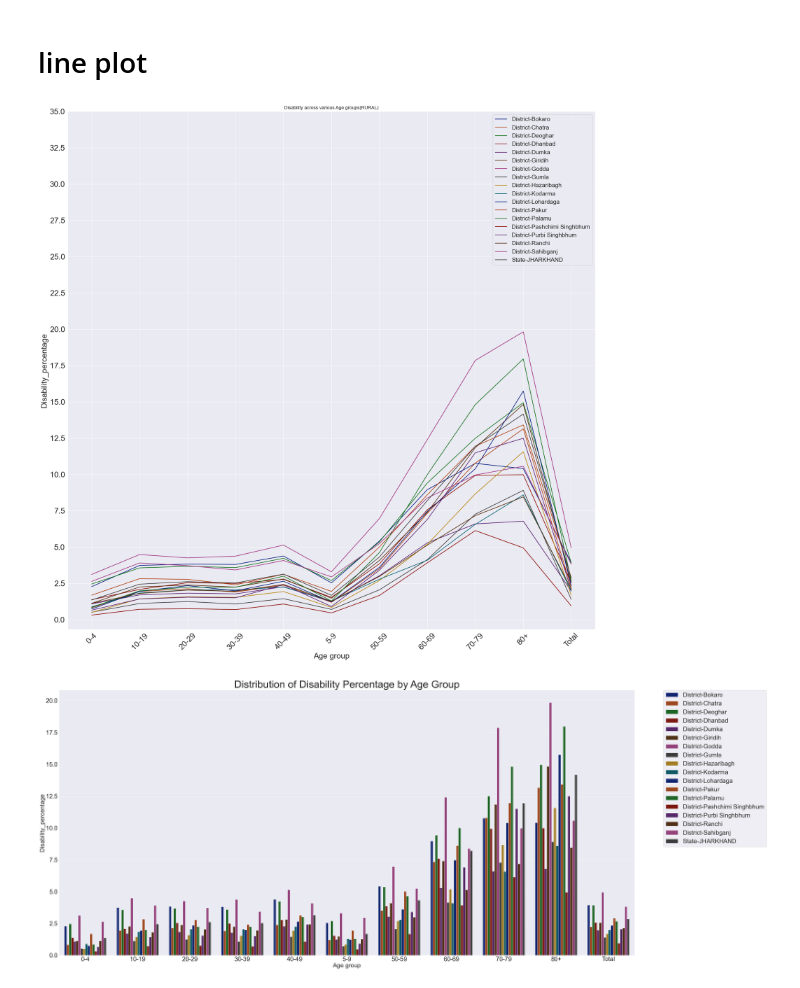
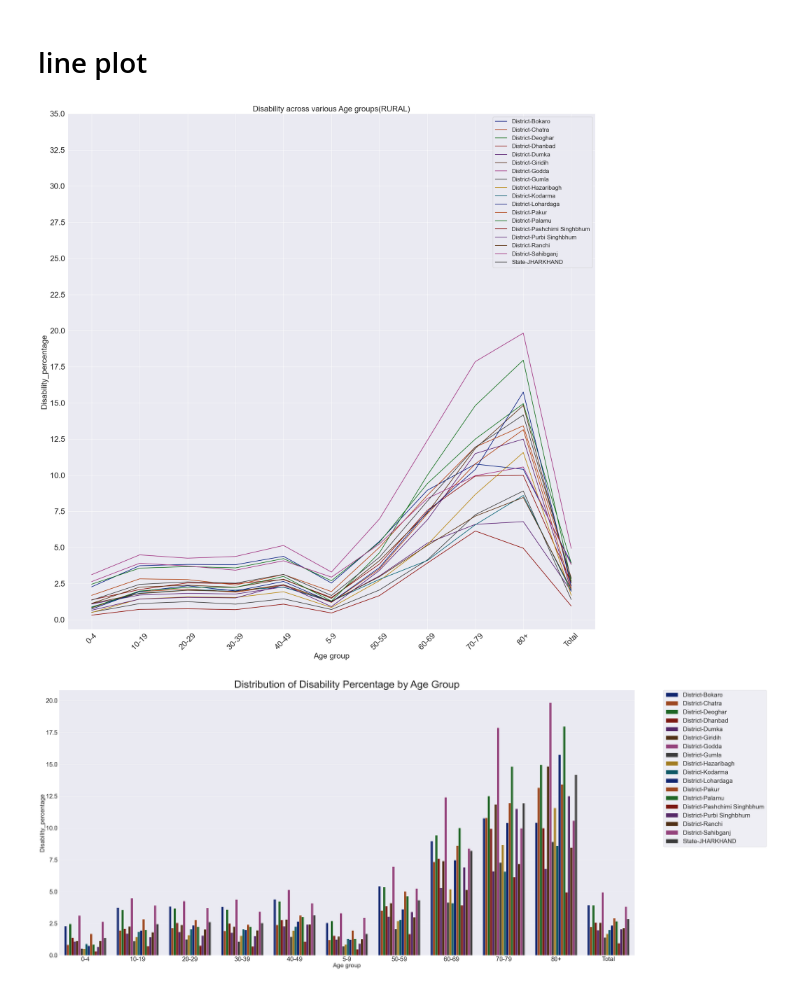
Before and after one commit to abhi-ram-M/jharkand-nuclear-radiation, a Jupyter notebook: main__.ipynb, the cells around one changed output. Saved outputs shown, nothing was run; the diff lists cells and outputs as text; code cells hidden in the pictures.

```diff
--- a/main__.ipynb
+++ b/main__.ipynb
@@ -796,19 +798,19 @@ array(['District-Bokaro', 'District-Chatra', 'District-Deoghar',
 # %%
 plt.figure(figsize=(20,20))
 sns.lineplot(x = 'Age-group', y='Disability_percentage',hue='Area Name',data=final_ana_df,palette='dark')
 plt.xticks(rotation = 45)
 plt.xticks(fontsize = 20)
 plt.yticks(fontsize = 20)
 plt.xlabel('Age group',fontsize = 20)
 plt.ylabel('Disability_percentage',fontsize = 20)
-plt.title('Disability across various Age groups(RURAL)')
+plt.title('Disability across various Age groups(RURAL)',fontsize = 20)
 plt.legend(fontsize=15)
 plt.tight_layout()
 #plt.xticks(['0-4','5-6','10-19','20-29','30-39','40-49','50-59','60-69','70-79','80+'])
 plt.yticks([0.0, 2.5, 5.0, 7.5, 10.0, 12.5, 15.0, 17.5, 20.0, 22.5, 25.0, 27.5, 30.0, 32.5, 35.0])
 plt.show()
 # %% [output]
-[figure, old version]
+[figure, new version]
 # %%
 plt.figure(figsize=(50, 20))
 sns.barplot(x='Age-group', y='Disability_percentage', hue='Area Name', data=final_ana_df, palette='dark')
```
Also changed, not shown: parts of 4 cells of this notebook.
